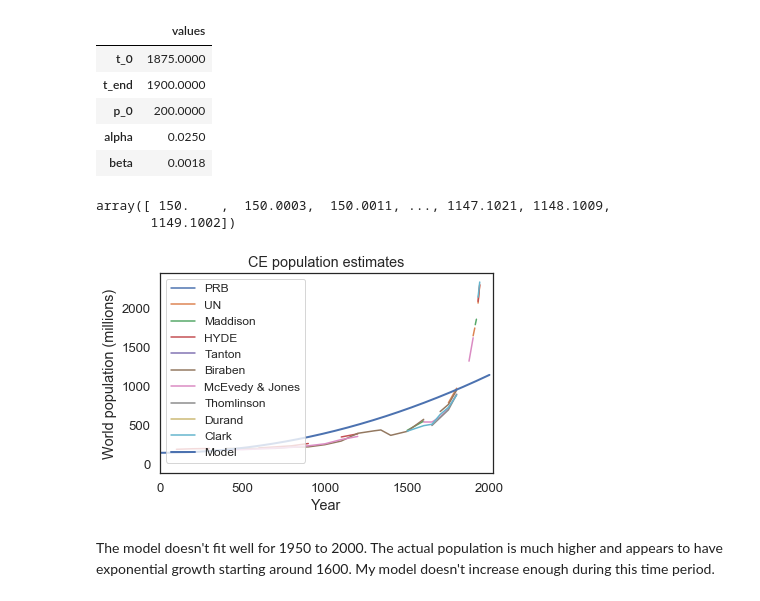
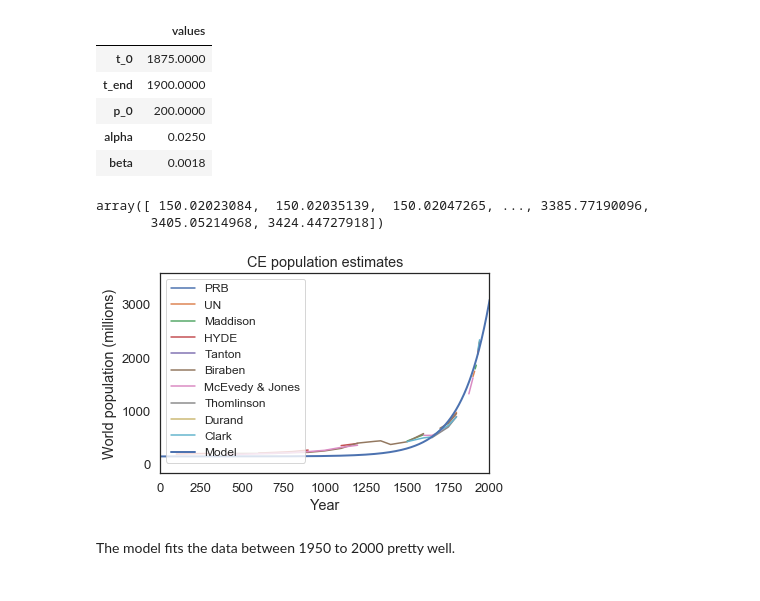
Before and after one commit to devinteran/ModSimPy, a Jupyter notebook: notebooks/chap10.ipynb, the cells around one changed output. Cells and saved outputs as stored; diff of their text form; code cells hidden in the pictures.

Commit message:
Update to model

```diff
--- a/notebooks/chap10.ipynb
+++ b/notebooks/chap10.ipynb
@@ -245,24 +245,26 @@ system = System(t_0=t_0,
 | p_0 | 200.0000 |
 | alpha | 0.0250 |
 | beta | 0.0018 |
-# %%
-years = linrange(0,2000)
-alpha = 0.00005
-beta = 0.00025
-pop = 150
-
-pops = 150 + (alpha * years) + (beta * years**2)
-# %% [output]
-array([ 150.    ,  150.0003,  150.0011, ..., 1147.1021, 1148.1009,
-       1149.1002])
+# %%
+years = linrange(0,2020)
+a = 150
+b = 1.02
+h = 0.3
+k = 1500
+c = 150
+
+pops = a * b**(h*(years-k)) + c  #exponential function
+# %% [output]
+array([ 150.02023084,  150.02035139,  150.02047265, ..., 3385.77190096,
+       3405.05214968, 3424.44727918])
 # %%
 table1.plot()
 plot(years,pops,label = 'Model')
-decorate(xlim=[0, 2020], xlabel='Year',
+decorate(xlim=[0, 2000], xlabel='Year',
          ylabel='World population (millions)',
          title='CE population estimates')
 plt.legend(fontsize='small');
 # %% [output]
-[figure, old version]
+[figure, new version]
-# %% [markdown]
-The model doesn't fit well for 1950 to 2000.  The actual population is much higher and appears to have exponential growth starting around 1600.  My model doesn't increase enough during this time period.
+# %% [markdown]
+The model fits the data between 1950 to 2000 pretty well.
```
